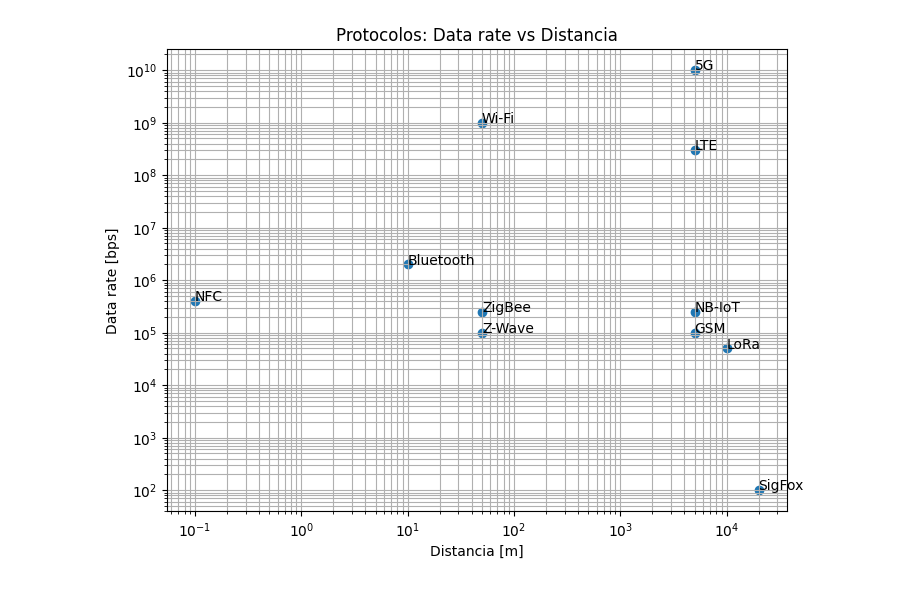
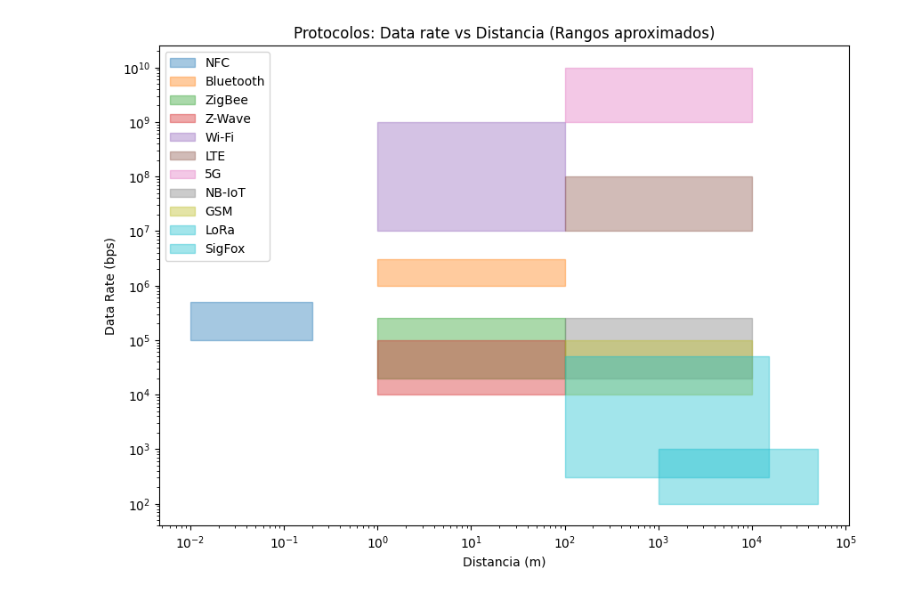
Before and after one commit to wandamol1405/WAN_da, a Jupyter notebook: TP3/data_rate_vs_distance.ipynb, the cells around one changed output. Saved outputs shown, nothing was run; the diff lists cells and outputs as text; code cells hidden in the pictures.

Commit message:
Fix graphic data rate vs distance

```diff
--- a/TP3/data_rate_vs_distance.ipynb
+++ b/TP3/data_rate_vs_distance.ipynb
@@ -72,23 +61,51 @@ Los valores típicos (pueden variar según implementación) son los siguientes.
 Mediante el siguiente script generamos el gráfico que relaciona estos valores para cada protocolo:
 # %%
 import matplotlib.pyplot as plt
+import matplotlib.cm as cm
 
-protocolos = ["Wi-Fi","Bluetooth","ZigBee","NFC","LTE","GSM","5G","LoRa","NB-IoT","SigFox","Z-Wave"]
-dist = [50, 10, 50, 0.1, 5000, 5000, 5000, 10000, 5000, 20000, 50]  # metros aprox.
-rate = [1e9, 2e6, 2.5e5, 4e5, 3e8, 1e5, 1e10, 5e4, 2.5e5, 100, 1e5]
+# Diccionario con protocolos y sus rangos aproximados
+protocols = {
+    "NFC": (0.01, 0.2, 100e3, 500e3),         # 100–500 kbps, <0.2 m
+    "Bluetooth": (1, 100, 1e6, 3e6),          # 1–3 Mbps, hasta 100 m
+    "ZigBee": (1, 100, 20e3, 250e3),          # 20–250 kbps, hasta 100 m
+    "Z-Wave": (1, 100, 10e3, 100e3),          # 10–100 kbps, hasta 100 m
+    "Wi-Fi": (1, 100, 10e6, 1e9),             # 10 Mbps – 1 Gbps, hasta 100 m
+    "LTE": (100, 10000, 10e6, 1e8),           # 10 Mbps – 100 Mbps, hasta 10 km
+    "5G": (100, 10000, 1e9, 10e9),            # 1–10 Gbps, hasta 10 km
+    "NB-IoT": (100, 10000, 20e3, 250e3),      # 20–250 kbps, hasta 10 km
+    "GSM": (100, 10000, 10e3, 100e3),         # 10–100 kbps, hasta 10 km
+    "LoRa": (100, 15000, 0.3e3, 50e3),        # 0.3–50 kbps, hasta 15 km
+    "SigFox": (1000, 50000, 100, 1000),       # 100–1000 bps, hasta 50 km
+}
 
-plt.figure(figsize=(8,6))
-plt.xscale("log")
-plt.yscale("log")
-plt.scatter(dist, rate)
+# Crear figura
+fig, ax = plt.subplots(figsize=(10, 7))
 
-for i, txt in enumerate(protocolos):
-    plt.annotate(txt, (dist[i], rate[i]))
+# Usar un mapa de colores
+colors = cm.get_cmap("tab10", len(protocols))
 
-plt.xlabel("Distancia [m]")
-plt.ylabel("Data rate [bps]")
-plt.title("Protocolos: Data rate vs Distancia")
-plt.grid(True, which="both")
+# Dibujar rectángulos con colores distintos
+for i, (name, (d_min, d_max, r_min, r_max)) in enumerate(protocols.items()):
+    ax.add_patch(plt.Rectangle((d_min, r_min),
+                               d_max - d_min,
+                               r_max - r_min,
+                               alpha=0.4,
+                               color=colors(i),
+                               label=name))
+
+# Escalas logarítmicas
+ax.set_xscale("log")
+ax.set_yscale("log")
+
+# Etiquetas y título
+ax.set_xlabel("Distancia (m)")
+ax.set_ylabel("Data Rate (bps)")
+ax.set_title("Protocolos: Data rate vs Distancia (Rangos aproximados)")
+
+# Leyenda
+ax.legend(loc="best")
+
+# Mostrar gráfico
 plt.show()
 # %% [output]
-[figure, old version]
+[figure, new version]
```
Also changed, not shown: parts of 1 cell of this notebook, 2 other files.
